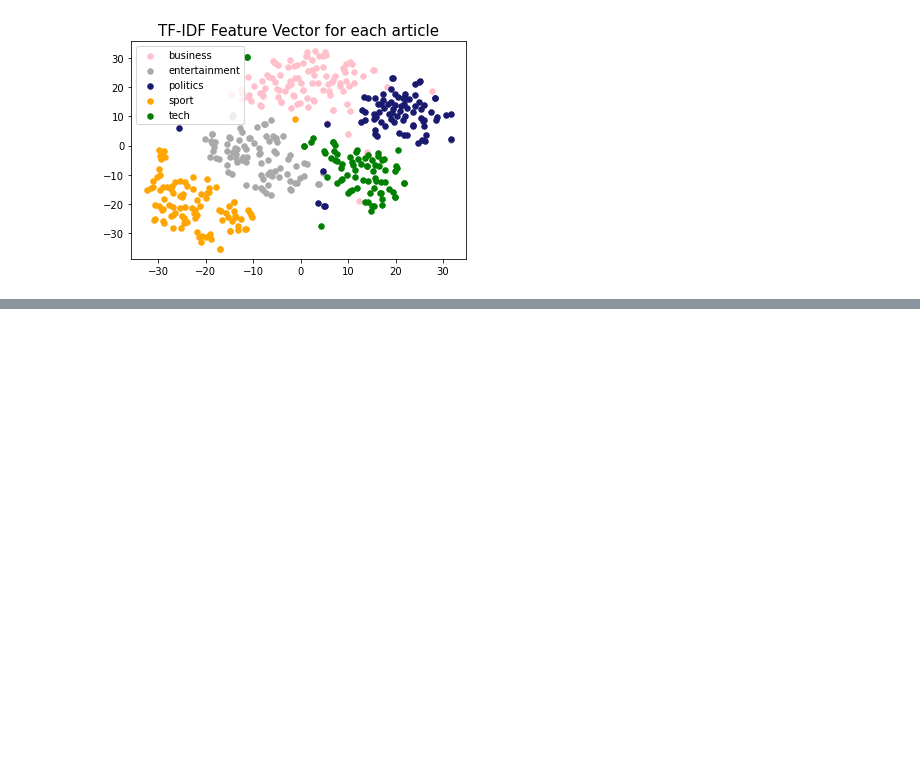
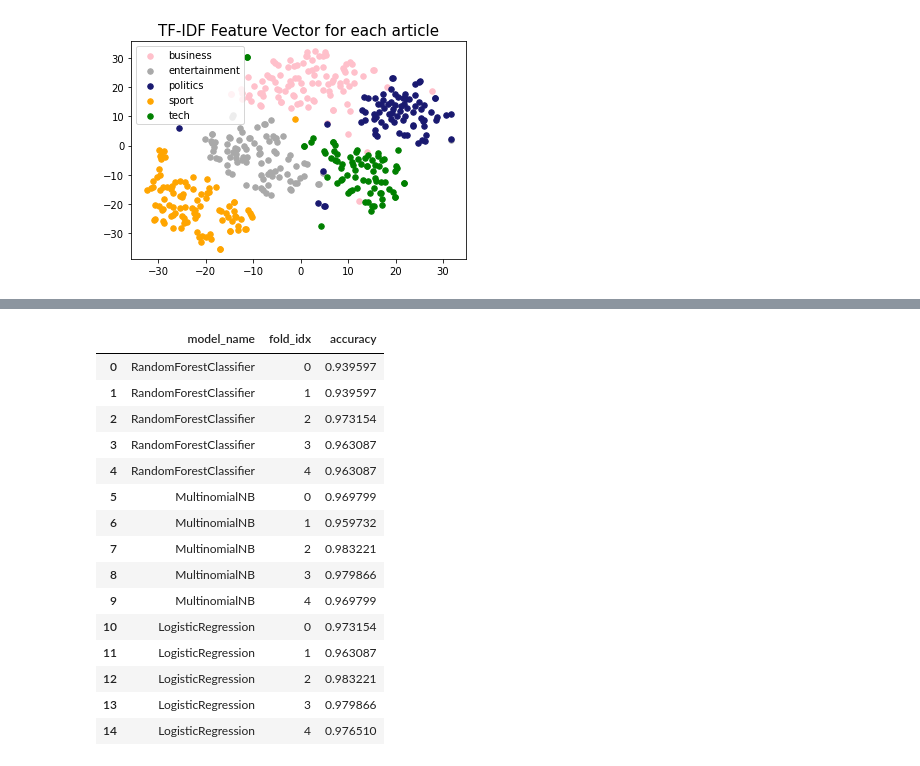
Before and after one commit to mishrakushal/news-article-classifier, a Jupyter notebook: code/news-classifier.ipynb, the cells around one changed output, grey strips where cells are left out. Saved outputs shown, nothing was run; the diff lists cells and outputs as text; code cells hidden in the pictures; blank space fills up the shorter version.

```diff
--- a/code/news-classifier.ipynb
+++ b/code/news-classifier.ipynb
@@ -217,0 +261,19 @@ for category, category_id in sorted_category_to_id_items:
+# %%
+cv_df
+# %% [output]
+|  | model_name | fold_idx | accuracy |
+| 0 | RandomForestClassifier | 0 | 0.939597 |
+| 1 | RandomForestClassifier | 1 | 0.939597 |
+| 2 | RandomForestClassifier | 2 | 0.973154 |
+| 3 | RandomForestClassifier | 3 | 0.963087 |
+| 4 | RandomForestClassifier | 4 | 0.963087 |
+| 5 | MultinomialNB | 0 | 0.969799 |
+| 6 | MultinomialNB | 1 | 0.959732 |
+| 7 | MultinomialNB | 2 | 0.983221 |
+| 8 | MultinomialNB | 3 | 0.979866 |
+| 9 | MultinomialNB | 4 | 0.969799 |
+| 10 | LogisticRegression | 0 | 0.973154 |
+| 11 | LogisticRegression | 1 | 0.963087 |
+| 12 | LogisticRegression | 2 | 0.983221 |
+| 13 | LogisticRegression | 3 | 0.979866 |
+| 14 | LogisticRegression | 4 | 0.976510 |
```
Also changed, not shown: parts of 16 cells of this notebook.
